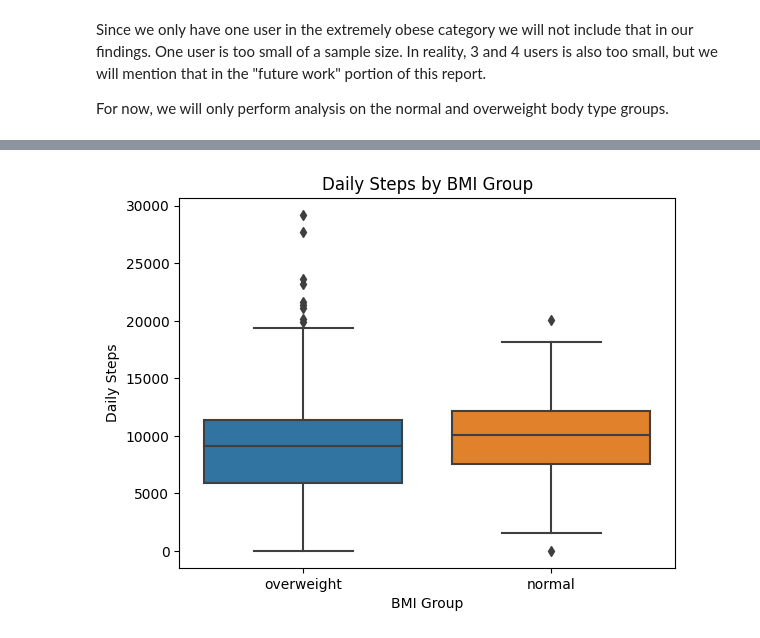
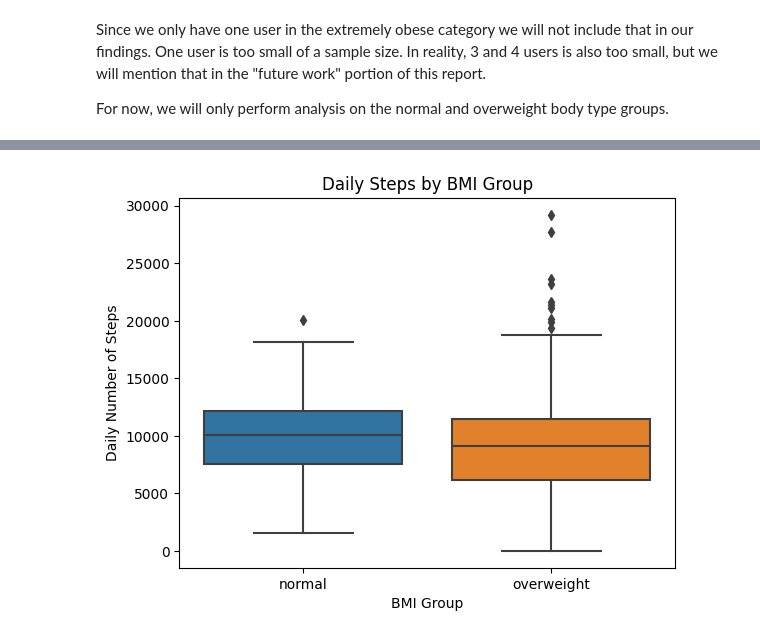
Before and after one commit to paulgreber/WellnessAnalysis, a Jupyter notebook: wellness_analysis.ipynb, the cells around one changed output, grey strips where cells are left out. Drawn from its saved outputs; the diff is of its cells as text; code cells hidden in the pictures.

```diff
--- a/wellness_analysis.ipynb
+++ b/wellness_analysis.ipynb
@@ -588,8 +642,8 @@ print(f"The number of normal body type users are: {len(normal_weight_users)}")
 # %% [output]
 The number of normal body type users are: 3
 # %%
-over_weight_users = set(weight.query("body_type == 'overweight'")['Id'])
-print(f"The number of overweight users are: {len(over_weight_users)}")
+overweight_users = set(weight.query("bmi_group == 'overweight'")['Id'])
+print(f"The number of overweight users are: {len(overweight_users)}")
 # %% [output]
 The number of overweight users are: 4
 # %%
@@ -601,4 +655,17 @@ The number of extremely obese users are: 1
 Since we only have one user in the extremely obese category we will not include that in our findings. One user is too small of a sample size. In reality, 3 and 4 users is also too small, but we will mention that in the "future work" portion of this report.
 
 For now, we will only perform analysis on the normal and overweight body type groups.
+# %%
+def calc_bmi_group(df, bmi_group_col='bmi_group'):
+    if bmi_group_col in df:
+        df = df.drop(bmi_group_col, axis=1)
+    def bmi_from_user(user):
+        if user in normal_weight_users:
+            return "normal"
+        if user in overweight_users:
+            return "overweight"
+        raise Exception(f"user '{user}' not found in either user list")
+    bmi_group_series = df['Id'].apply(lambda x:bmi_from_user(x))
+    df.insert(len(df.columns), bmi_group_col, bmi_group_series)
+    return df
 # %% [markdown]
@@ -652,0 +673,3 @@ bmi_daily_steps
+# %%
+bmi_steps = steps.query("Id in @normal_weight_users or Id in @overweight_users")
+bmi_steps
@@ -652,0 +690,6 @@ bmi_daily_steps
+# %%
+daily_bmi_steps = get_date(bmi_steps)
+daily_bmi_steps = daily_bmi_steps.groupby(['Id', 'date']).sum(numeric_only=True)
+daily_bmi_steps = daily_bmi_steps.reset_index()
+daily_bmi_steps = calc_bmi_group(daily_bmi_steps)
+daily_bmi_steps.head()
@@ -653,13 +703,13 @@ bmi_daily_steps
 # %%
 sns.boxplot(
-    data=bmi_daily_steps,
-    x="body_type",
-    y="Steps"
+    data=daily_bmi_steps,
+    y="Steps",
+    x="bmi_group"
 ).set(
     title="Daily Steps by BMI Group",
     xlabel="BMI Group",
-    ylabel="Daily Steps"
+    ylabel="Daily Number of Steps"
 )
 plt.show()
 # %% [output]
-[figure, old version]
+[figure, new version]
```
Also changed, not shown: parts of 82 cells of this notebook, 1 other file.
